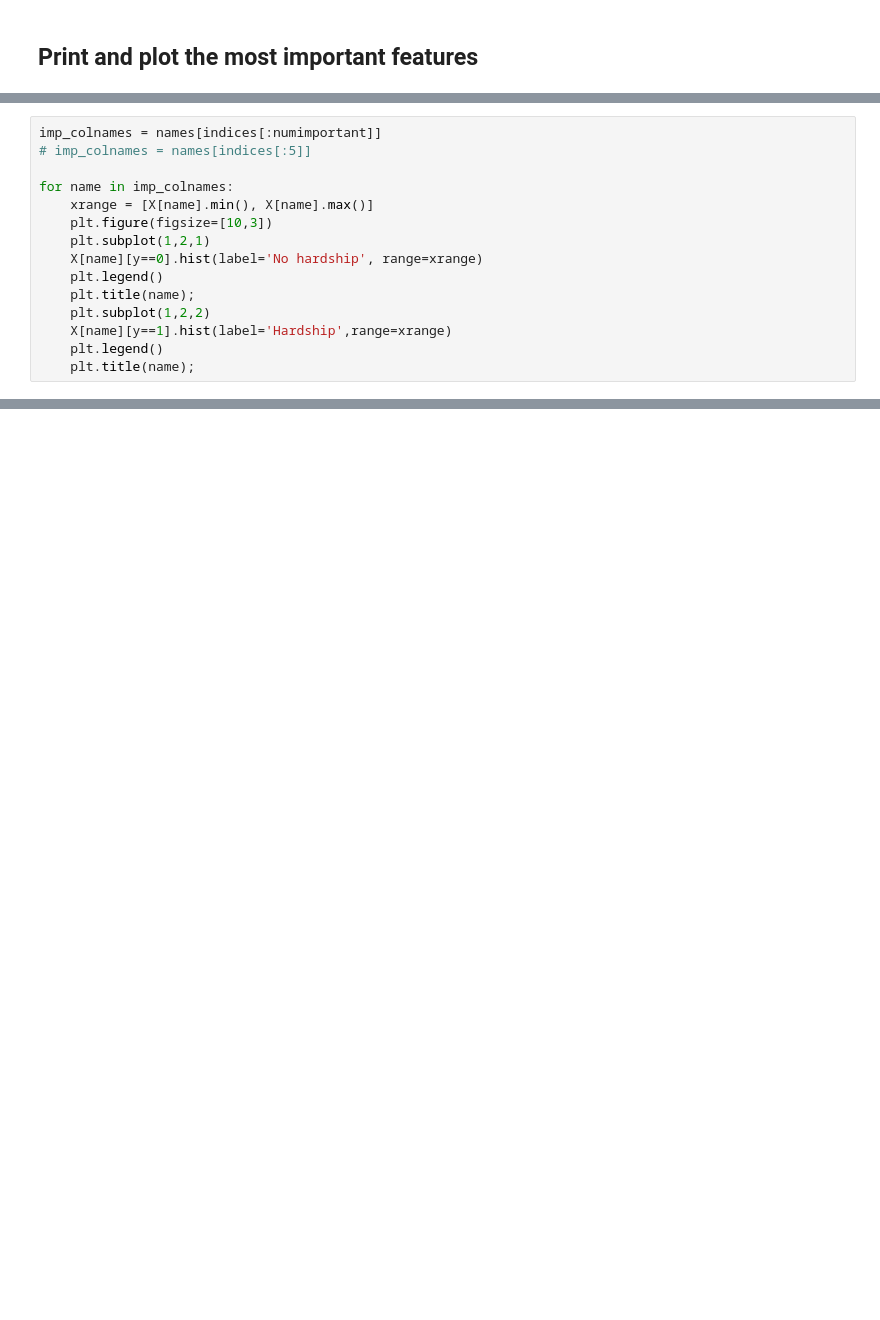
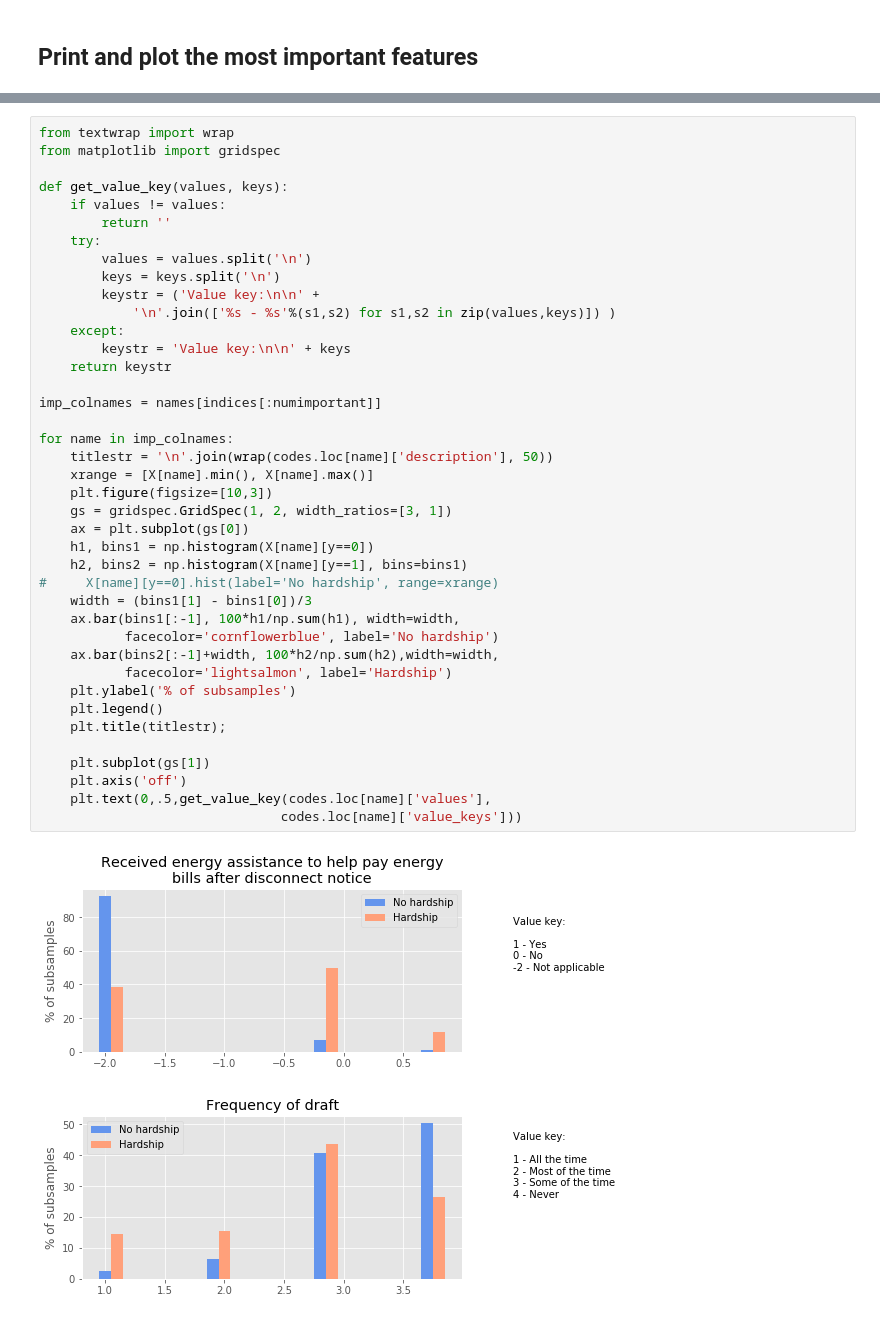
Before and after one commit to johnmburt/misc, a Jupyter notebook: RECS_feature_importances_v1.ipynb, the cells around one changed output, grey strips where cells are left out. Drawn from its saved outputs; the diff is of its cells as text; blank space fills up the shorter version.

```diff
--- a/RECS_feature_importances_v1.ipynb
+++ b/RECS_feature_importances_v1.ipynb
@@ -280,17 +316,2 @@ Feature ranking:
 - The further down the importance list, the less dissimilar the two categories are.
 - Most of the values for each feature are codes, not numeric ranges, and some are inverted from what you'd expect!
-# %%
-imp_colnames = names[indices[:numimportant]]
-# imp_colnames = names[indices[:5]]
-
-for name in imp_colnames:
-    xrange = [X[name].min(), X[name].max()]
-    plt.figure(figsize=[10,3])
-    plt.subplot(1,2,1)
-    X[name][y==0].hist(label='No hardship', range=xrange)
-    plt.legend()
-    plt.title(name);
-    plt.subplot(1,2,2)
-    X[name][y==1].hist(label='Hardship',range=xrange)
-    plt.legend()
-    plt.title(name);
@@ -310,0 +318,43 @@ for name in imp_colnames:
+# %%
+from textwrap import wrap
+from matplotlib import gridspec
+
+def get_value_key(values, keys):
+    if values != values:
+        return ''
+    try:
+        values = values.split('\n')
+        keys = keys.split('\n')
+        keystr = ('Value key:\n\n' +
+            '\n'.join(['%s - %s'%(s1,s2) for s1,s2 in zip(values,keys)]) )
+    except:
+        keystr = 'Value key:\n\n' + keys
+    return keystr
+
+imp_colnames = names[indices[:numimportant]]
+
+for name in imp_colnames:
+    titlestr = '\n'.join(wrap(codes.loc[name]['description'], 50))
+    xrange = [X[name].min(), X[name].max()]
+    plt.figure(figsize=[10,3])
+    gs = gridspec.GridSpec(1, 2, width_ratios=[3, 1])
+    ax = plt.subplot(gs[0])
+    h1, bins1 = np.histogram(X[name][y==0])
+    h2, bins2 = np.histogram(X[name][y==1], bins=bins1)
+#     X[name][y==0].hist(label='No hardship', range=xrange)
+    width = (bins1[1] - bins1[0])/3
+    ax.bar(bins1[:-1], 100*h1/np.sum(h1), width=width,
+           facecolor='cornflowerblue', label='No hardship')
+    ax.bar(bins2[:-1]+width, 100*h2/np.sum(h2),width=width,
+           facecolor='lightsalmon', label='Hardship')
+    plt.ylabel('% of subsamples')
+    plt.legend()
+    plt.title(titlestr);
+
+    plt.subplot(gs[1])
+    plt.axis('off')
+    plt.text(0,.5,get_value_key(codes.loc[name]['values'],
+                               codes.loc[name]['value_keys']))
+# %% [output]
+[figure, added]
+[figure, added]
```
Also changed, not shown: parts of 9 cells of this notebook.
